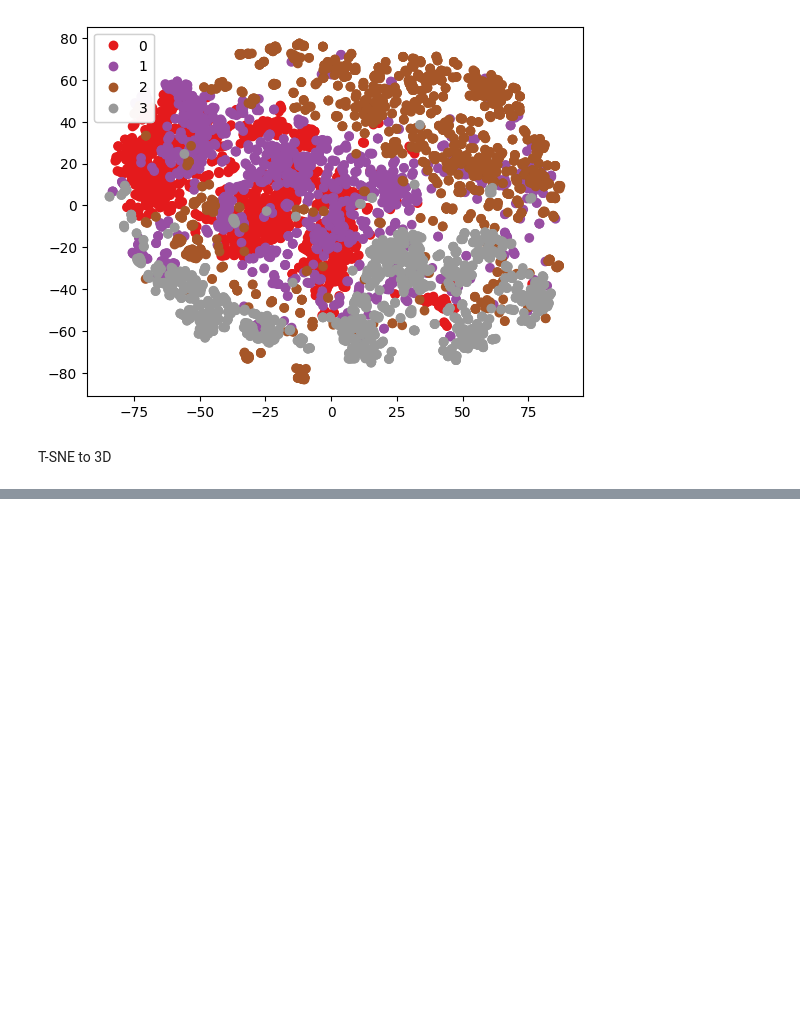
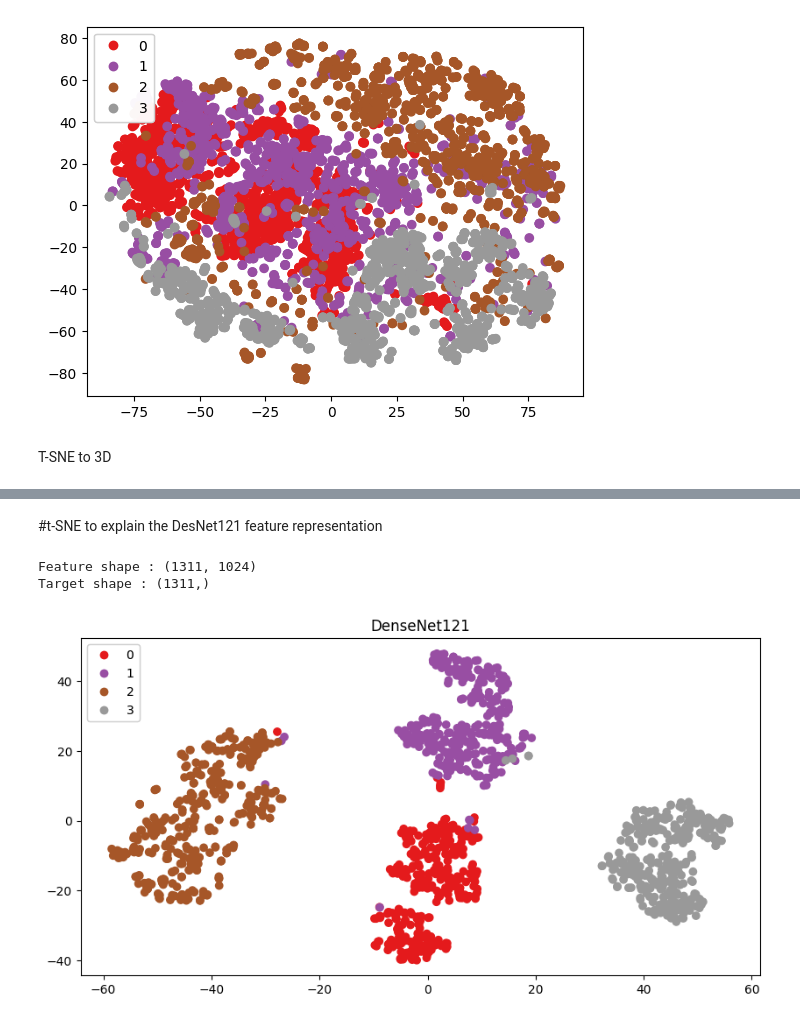
Before and after one commit to mobarakol/Lecture_Edinburgh2024, a Jupyter notebook: PCA_tSNE_Brain_Tumor_Practical_Edinburgh.ipynb, the cells around one changed output, grey strips where cells are left out. Saved outputs shown, nothing was run; the diff lists cells and outputs as text; code cells hidden in the pictures; blank space fills up the shorter version.

```diff
--- a/PCA_tSNE_Brain_Tumor_Practical_Edinburgh.ipynb
+++ b/PCA_tSNE_Brain_Tumor_Practical_Edinburgh.ipynb
@@ -153,0 +310,47 @@ fig.show()
+# %% [markdown]
+#t-SNE to explain the DesNet121 feature representation
+# %%
+from sklearn.manifold import TSNE
+import matplotlib.pyplot as plt
+import numpy as np
+
+def get_features(model, testloader):
+    model.eval()
+    out_targets = []
+    out_features = []
+    with torch.no_grad():
+        for batch_idx, (inputs, targets) in enumerate(testloader):
+            inputs, targets = inputs.to(device), targets
+            feature = model(inputs)
+            out_features.extend(feature.detach().cpu().numpy())
+            out_targets.extend(targets.cpu().numpy())
+
+    return np.array(out_features), np.array(out_targets)
+
+model = models.densenet121()
+model.classifier = nn.Linear(model.classifier.in_features, 4)
+model.to(device)
+model.load_state_dict(torch.load('myweights/best_model_densenet8.pth.tar'))
+model.classifier = nn.Flatten()
+model.to(device)
+
+out_features, out_targets = get_features(model, testloader)
+
+print('Feature shape :',out_features.shape)
+print('Target shape :',out_targets.shape)
+
+tsne = TSNE(n_components=2, init='pca', random_state=0)
+output_array = tsne.fit_transform(out_features)
+plt.rcParams['figure.figsize'] = 10,5
+
+fig, ax = plt.subplots()
+scatter = ax.scatter(output_array[:,0], output_array[:,1], c=out_targets, cmap='Set1')
+legend = ax.legend(*scatter.legend_elements(),loc="upper left")
+ax.add_artist(legend)
+plt.title('DenseNet121')
+plt.show()
+plt.close()
+# %% [output]
+Feature shape : (1311, 1024)
+Target shape : (1311,)
+[figure, added]
```
Also changed, not shown: parts of 8 cells of this notebook.
